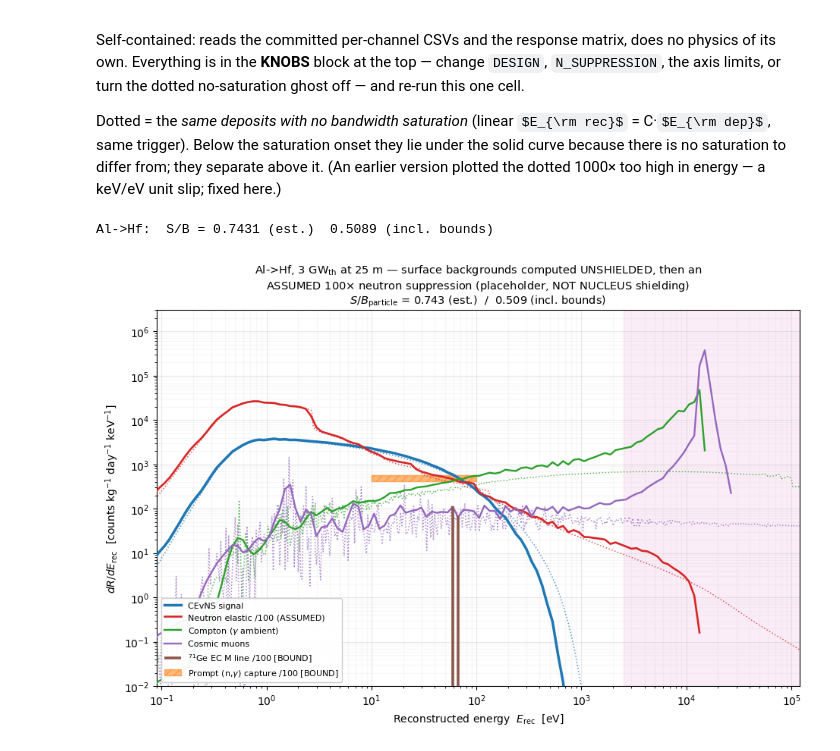
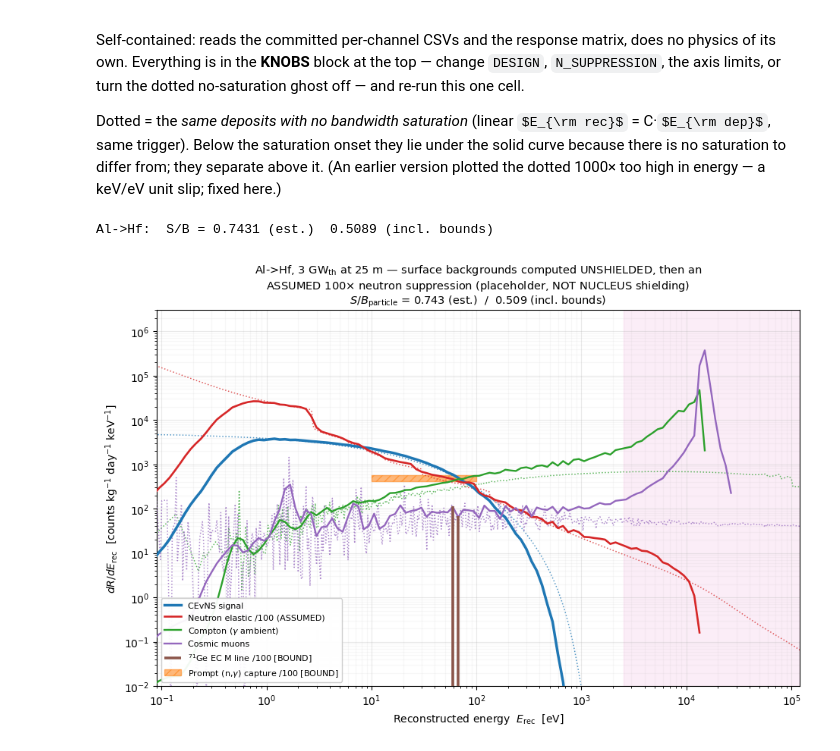
Before and after one commit to WashU-Astroparticle-Lab/qpd_potential, a Jupyter notebook: notebooks/paper_calculations.ipynb, the cells around one changed output. Drawn from its saved outputs; the diff is of its cells as text; code cells hidden in the pictures; some formulas as TeX source.

```diff
--- a/notebooks/paper_calculations.ipynb
+++ b/notebooks/paper_calculations.ipynb
@@ -633,9 +633,11 @@ def deposit(ch):
     if ch == "neutron": r = _rows("neutron_dRdT_ge_ext.csv"); return _c(r,"T_eV_nr"), _c(r,"dRdT")
     r = _rows(f"{ch}_dRdEdep_ext.csv"); return _c(r,"E_dep_keV[keV]")*1e3, _c(r,"dRdEdep[counts/kg/day/keV]")
 
-def unsat(ch):                       # dotted: linear response, same trigger, no saturation
-    E, y = deposit(ch); P = np.asarray(trigger.P_trig(E), float)
-    return E*C, y*P/C
+def unsat(ch):   # dotted: INTRINSIC spectrum -- linear response, NO saturation, NO trigger.
+    # Trigger deliberately not applied (user request): the gap to the solid then shows
+    # the trigger rolloff below ~1 eV AND saturation above the onset.
+    E, y = deposit(ch)
+    return E*C, y/C
 
 # trigger-weighted reconstructed spectra (the solid curves), as emitted by the pipeline
 CH = [
@@ -680,31 +682,31 @@ for ch in CH:
         # is in keV; the dotted is not, and mixing the two shifts the dotted 1000x right.
         ax.loglog(Ed[m], yd[m], color=ch["col"], lw=1.1, ls=":", alpha=0.75, zorder=3)
     r = _rows(ch["f"]); E = _c(r, ch["ecol"]); y = _c(r, ch["ycol"])/f; m = y>0
     ax.loglog(E[m]*1e3, y[m], color=ch["col"], lw=ch["lw"], label=ch["lab"], zorder=5)
 
 # 71Ge EC M line (discrete, a bound at saturation)
 r = _rows(f"ge71_ec_dRdErec_{TAG}.csv"); E=_c(r,"E_rec_keV"); y=_c(r,"dRdErec_bound"); m=y>0
 if m.any(): ax.vlines(E[m]*1e3, 1e-6, y[m]/N_SUPPRESSION, color="#8c564b", lw=2.6,
                       label=f"$^{{71}}$Ge EC M line /{N_SUPPRESSION:.0f} [BOUND]", zorder=6)
 # prompt (n,gamma) capture: integrated bound only, no spectral shape
 lvl = CAPTURE_BOUND/N_SUPPRESSION/(ROI_HI-ROI_LO)
 ax.fill_between([ROI_LO*1e3, ROI_HI*1e3], lvl*0.86, lvl*1.16, color="#ff7f0e", alpha=0.55,
                 hatch="///", edgecolor="#ff7f0e", zorder=2,
                 label=f"Prompt (n,$\\gamma$) capture /{N_SUPPRESSION:.0f} [BOUND]")
 # Saturated-band shading only. The vertical guide lines (grid floor, sub-eV
 # boundary, saturation onset) and the grey RoI window were removed by request.
 ax.axvspan(to_rec(plat_dep), XLIM[1], color="#e377c2", alpha=0.13, zorder=0)
 
 ax.set_xlim(*XLIM); ax.set_ylim(*YLIM)
 ax.set_xlabel(r"Reconstructed energy  $E_{\rm rec}$  [eV]")
 ax.set_ylabel(r"$dR/dE_{\rm rec}$  [counts kg$^{-1}$ day$^{-1}$ keV$^{-1}$]")
 ax.set_title(f"{DESIGN}, 3 GW$_{{\\rm th}}$ at 25 m — surface backgrounds computed UNSHIELDED, then an\n"
              f"ASSUMED {N_SUPPRESSION:.0f}$\\times$ neutron suppression (placeholder, NOT NUCLEUS shielding)\n"
              f"$S/B_{{\\rm particle}}$ = {sb_est:.3f} (est.)  /  {sb_bnd:.3f} (incl. bounds)", fontsize=10.5)
 ax.grid(True, which="major", alpha=0.28); ax.grid(True, which="minor", alpha=0.09)
 ax.legend(loc="lower left", fontsize=8, framealpha=0.94)
 fig.tight_layout()
 print(f"{DESIGN}:  S/B = {sb_est:.4f} (est.)  {sb_bnd:.4f} (incl. bounds)")
 # %% [output]
 Al->Hf:  S/B = 0.7431 (est.)  0.5089 (incl. bounds)
-[figure, old version]
+[figure, new version]
```
Also changed, not shown: parts of 1 cell of this notebook, 3 other files.
